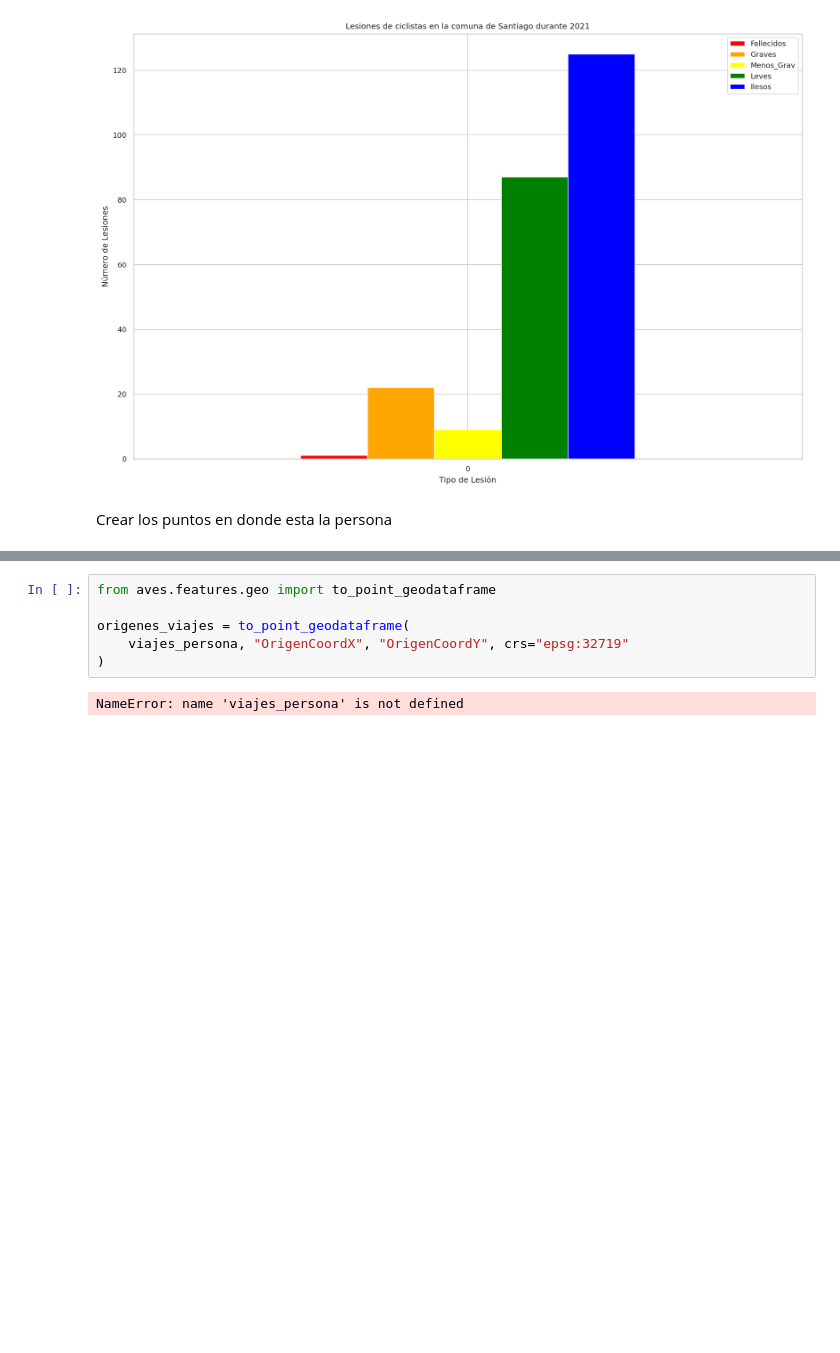
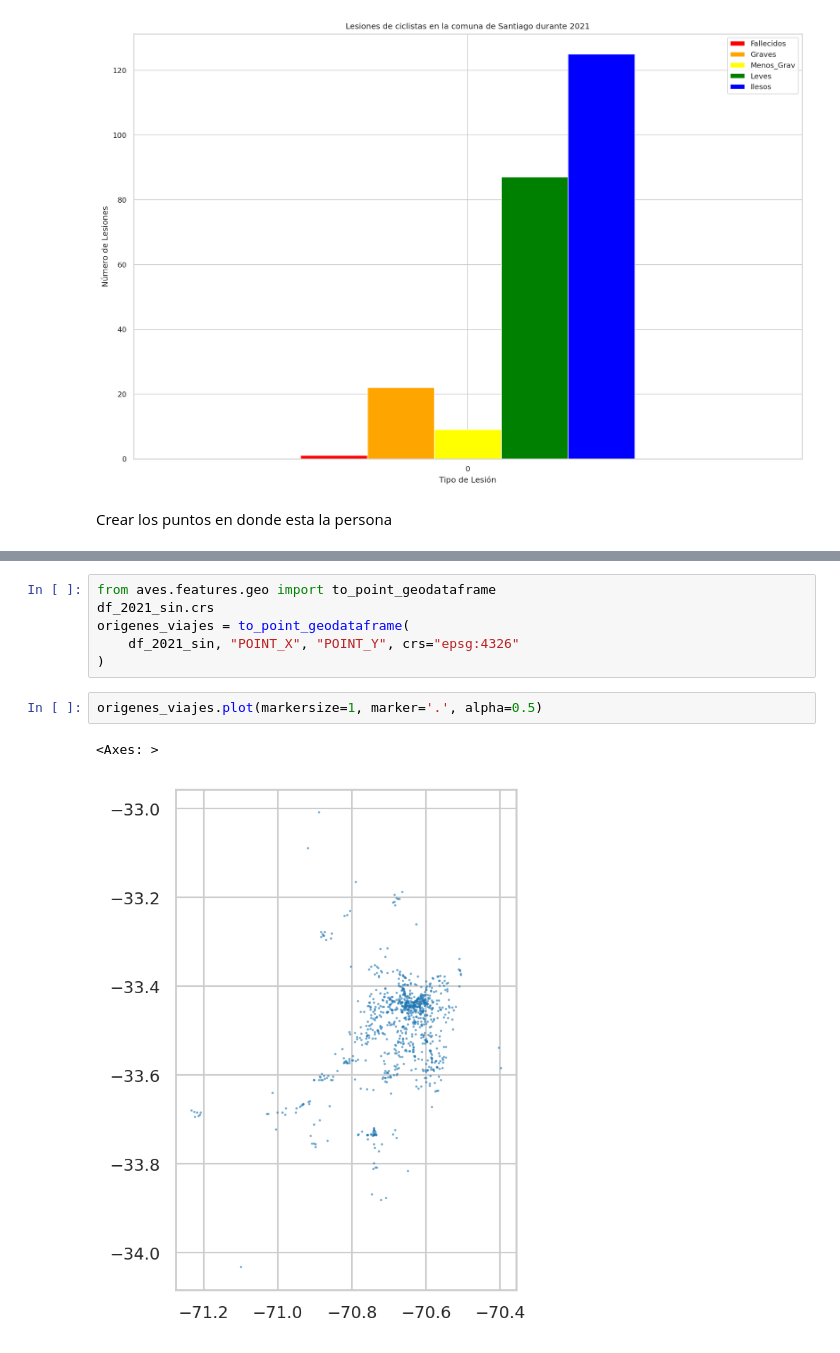
Before and after one commit to IgnacioTorr/aves, a Jupyter notebook: notebooks/vis-course/2024-otoño/Hito_copy.ipynb, the cells around one changed output, grey strips where cells are left out. Cells and saved outputs as stored; diff of their text form; blank space fills up the shorter version.

```diff
--- a/notebooks/vis-course/2024-otoño/Hito_copy.ipynb
+++ b/notebooks/vis-course/2024-otoño/Hito_copy.ipynb
@@ -108,8 +115,11 @@ Crear los puntos en donde esta la persona
 # %%
 from aves.features.geo import to_point_geodataframe
-
+df_2021_sin.crs
 origenes_viajes = to_point_geodataframe(
-    viajes_persona, "OrigenCoordX", "OrigenCoordY", crs="epsg:32719"
+    df_2021_sin, "POINT_X", "POINT_Y", crs="epsg:4326"
 )
-# %% [output]
-NameError: name 'viajes_persona' is not defined
+# %%
+origenes_viajes.plot(markersize=1, marker='.', alpha=0.5)
+# %% [output]
+<Axes: >
+[figure, added]
```
Also changed, not shown: parts of 5 cells of this notebook.
